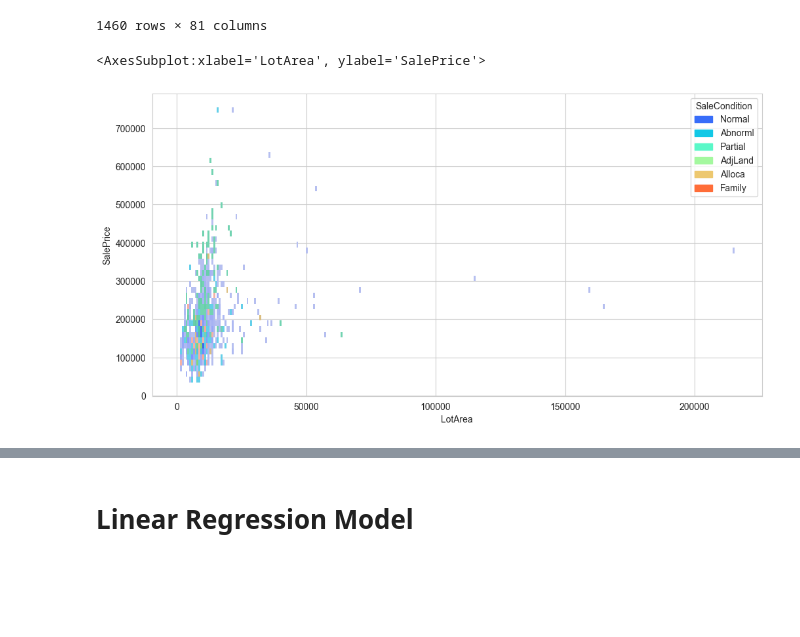
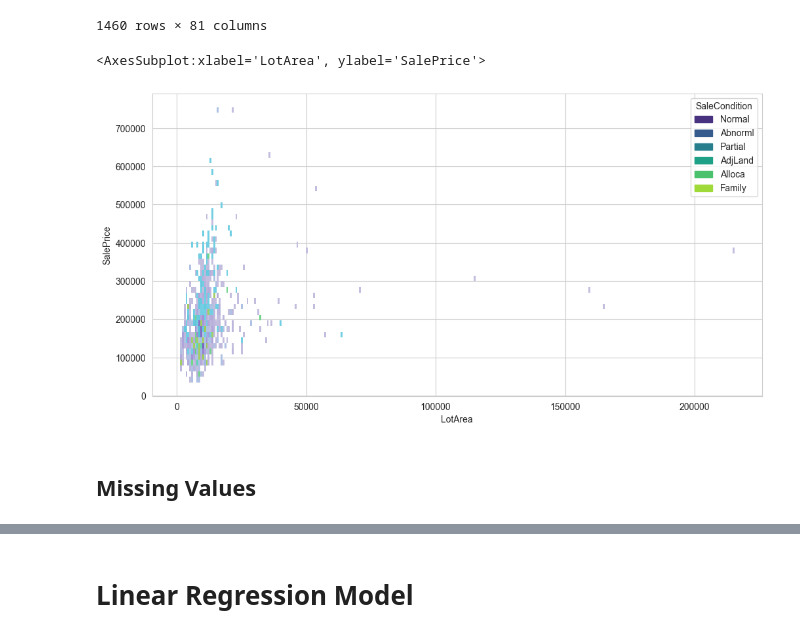
Before and after one commit to BibekRai44/Advanced-House-Price-Prediction, a Jupyter notebook: house-price-prediction.ipynb, the cells around one changed output, grey strips where cells are left out. Saved outputs shown, nothing was run; the diff lists cells and outputs as text; code cells hidden in the pictures; blank space fills up the shorter version.

Commit message:
viz on feature price

```diff
--- a/house-price-prediction.ipynb
+++ b/house-price-prediction.ipynb
@@ -136,7 +136,9 @@ df
 # %%
 plt.figure(figsize=(12,6))
 sns.set_style('whitegrid')
-sns.histplot(data=df,x=df['LotArea'],y=df['SalePrice'],hue=df['SaleCondition'],palette='rainbow',kde=True)
+sns.histplot(data=df,x=df['LotArea'],y=df['SalePrice'],hue=df['SaleCondition'],palette='viridis',kde=True)
 # %% [output]
 <AxesSubplot:xlabel='LotArea', ylabel='SalePrice'>
-[figure, old version]
+[figure, new version]
+# %% [markdown]
+## Missing Values
```
Also changed, not shown: parts of 18 cells of this notebook.
